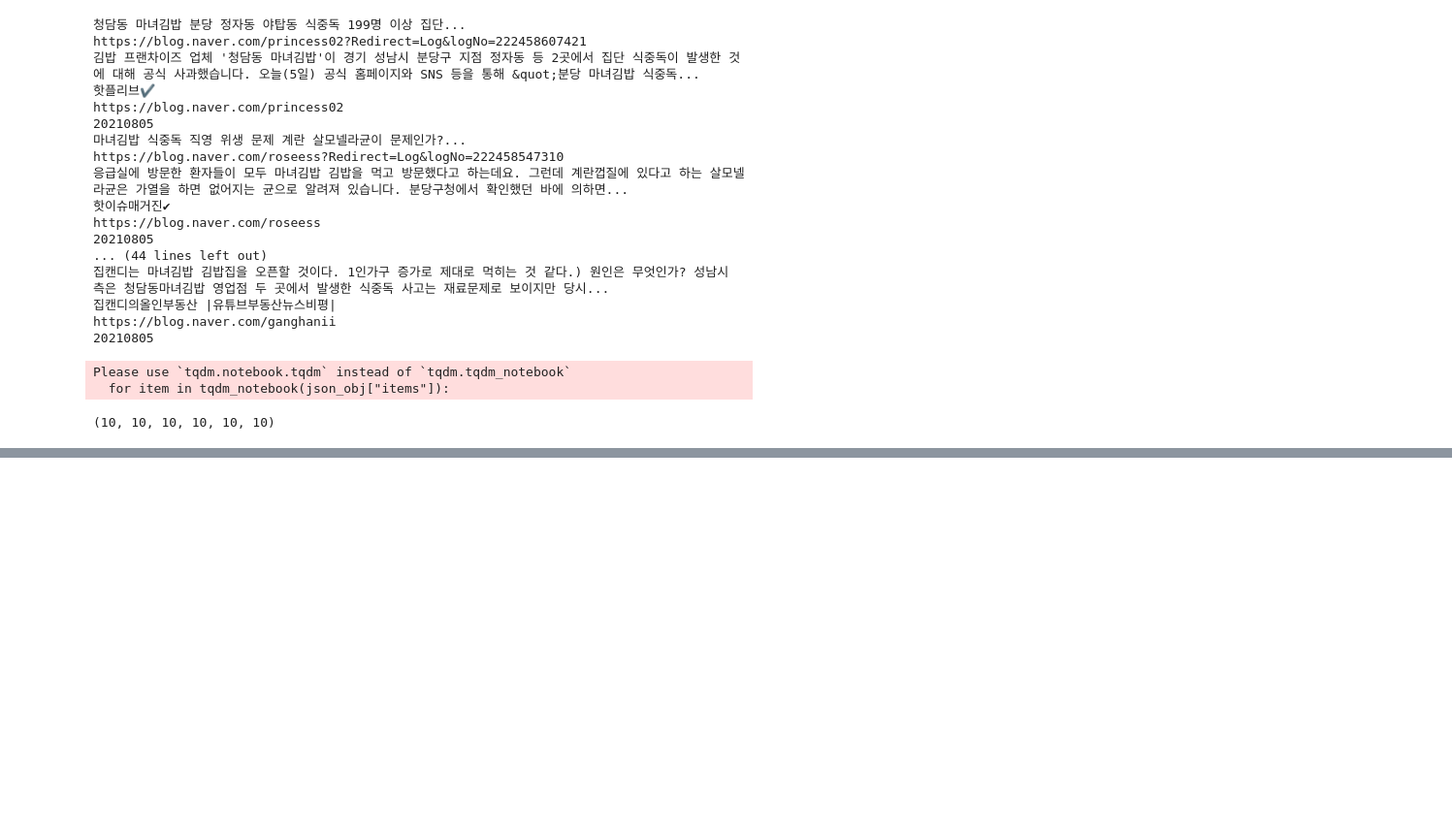
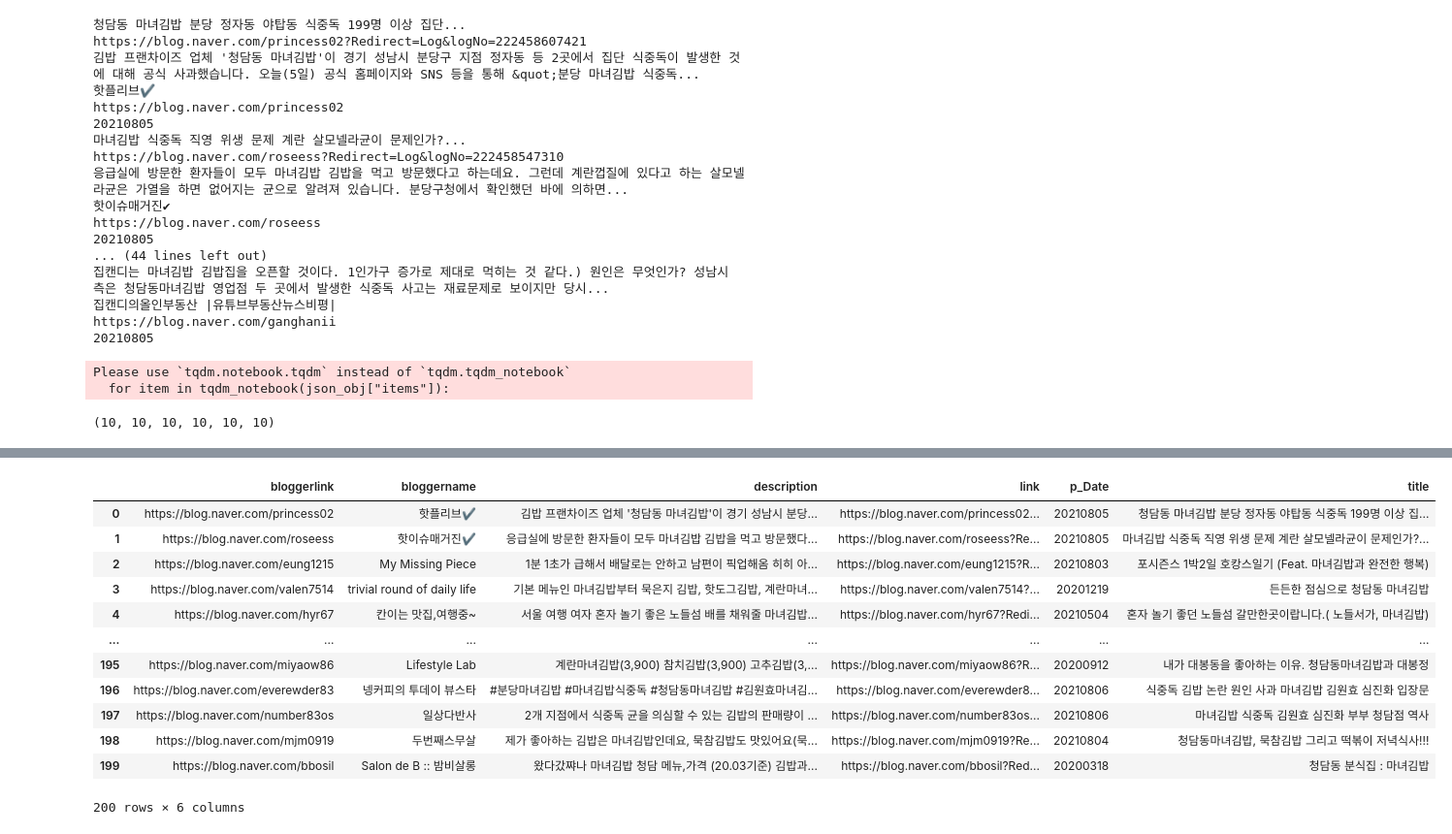
Before and after one commit to jun-young000/-, a Jupyter notebook: web croll/05_1_네이버API.ipynb, the cells around one changed output, grey strips where cells are left out. Shown: that part at 97% size. Drawn from its saved outputs; the diff is of its cells as text; code cells hidden in the pictures; blank space fills up the shorter version.

```diff
--- a/web croll/05_1_네이버API.ipynb
+++ b/web croll/05_1_네이버API.ipynb
@@ -285,7 +288,11 @@ import urllib.parse
 
 keyword = urllib.parse.quote("마녀김밥")
 url ="https://openapi.naver.com/v1/search/blog?query="
-url_fin = url+keyword+"&dispaly=400"
+url_fin = url+keyword
+
+#보여지는 숫자는 최대 100개임 .따라서 스타트에 따라서 그이상이 가능함
+
+
 
 #get()안에 url과 headers를 포함 할 수 있음
 result = requests.get(url_fin,
@@ -298,6 +305,6 @@ result = requests.get(url_fin,
 json_obj=result.json()
 print(json_obj["lastBuildDate"])
 print(json_obj['total'])
-print(json_obj['start'])
-print(json_obj['display'])
+print(json_obj['start'])    #1이면 처음부터
+print(json_obj['display'])  #보여지는 숫자
 # %% [output]
@@ -393,0 +403,47 @@ df
+# %%
+keyword = urllib.parse.quote("마녀김밥")
+url ="https://openapi.naver.com/v1/search/blog?query="
+url_1 = url + keyword + "&display=100&start="
+# %%
+import pandas as pd
+search_df = pd.DataFrame()
+# %%
+for i in range(2):  #0과 1로 결정  # 검색결과 100개식 2번 추출하는 코드
+    start=i*100+1
+    url_fin=url_1+str(start)
+#     print(url_fin)
+    result = requests.get(url_fin,
+      headers={"X-Naver-Client-Id":"cz7ccqpcE8pZtZJBn064",
+               "X-Naver-Client-Secret":"7m2Ru_D6Ph"})
+
+
+    json_obj = result.json()
+#     print(json_obj["lastBuildDate"])
+#     print(json_obj['total'])
+#     print(json_obj['start'])
+#     print(json_obj['display'])
+    for item in json_obj["items"] :
+        item_dict = {}
+        item_dict["title"] = item['title'].replace("<b>","").replace("</b>","")
+        item_dict["link"] = item['link']
+        item_dict["description"] = item['description'].replace("<b>","").replace("</b>","")
+        item_dict["bloggername"] = item['bloggername'].replace("<b>","").replace("</b>","")
+        item_dict["bloggerlink"] = item['bloggerlink']
+        item_dict["p_Date"] = item["postdate"]
+        search_df = search_df.append(item_dict,ignore_index=True)
+# %%
+search_df
+# %% [output]
+|  | bloggerlink | bloggername | description | link | p_Date | title |
+| 0 | https://blog.naver.com/princess02 | 핫플리브✔️ | 김밥 프랜차이즈 업체 '청담동 마녀김밥'이 경기 성남시 분당... | https://blog.naver.com/princess02... | 20210805 | 청담동 마녀김밥 분당 정자동 야탑동 식중독 199명 이상 집... |
+| 1 | https://blog.naver.com/roseess | 핫이슈매거진✔ | 응급실에 방문한 환자들이 모두 마녀김밥 김밥을 먹고 방문했다... | https://blog.naver.com/roseess?Re... | 20210805 | 마녀김밥 식중독 직영 위생 문제 계란 살모넬라균이 문제인가?... |
+| 2 | https://blog.naver.com/eung1215 | My Missing Piece | 1분 1초가 급해서 배달로는 안하고 남편이 픽업해옴 히히 아... | https://blog.naver.com/eung1215?R... | 20210803 | 포시즌스 1박2일 호캉스일기 (Feat. 마녀김밥과 완전한 행복) |
+| 3 | https://blog.naver.com/valen7514 | trivial round of daily life | 기본 메뉴인 마녀김밥부터 묵은지 김밥, 핫도그김밥, 계란마녀... | https://blog.naver.com/valen7514?... | 20201219 | 든든한 점심으로 청담동 마녀김밥 |
+| 4 | https://blog.naver.com/hyr67 | 칸이는 맛집,여행중~ | 서울 여행 여자 혼자 놀기 좋은 노들섬 배를 채워줄 마녀김밥... | https://blog.naver.com/hyr67?Redi... | 20210504 | 혼자 놀기 좋던 노들섬 갈만한곳이랍니다.( 노들서가, 마녀김밥) |
+| ... | ... | ... | ... | ... | ... | ... |
+| 195 | https://blog.naver.com/miyaow86 | Lifestyle Lab | 계란마녀김밥(3,900) 참치김밥(3,900) 고추김밥(3,... | https://blog.naver.com/miyaow86?R... | 20200912 | 내가 대봉동을 좋아하는 이유. 청담동마녀김밥과 대봉정 |
+| 196 | https://blog.naver.com/everewder83 | 넹커피의 투데이 뷰스타 | #분당마녀김밥 #마녀김밥식중독 #청담동마녀김밥 #김원효마녀김... | https://blog.naver.com/everewder8... | 20210806 | 식중독 김밥 논란 원인 사과 마녀김밥 김원효 심진화 입장문 |
+| 197 | https://blog.naver.com/number83os | 일상다반사 | 2개 지점에서 식중독 균을 의심할 수 있는 김밥의 판매량이 ... | https://blog.naver.com/number83os... | 20210806 | 마녀김밥 식중독 김원효 심진화 부부 청담점 역사 |
+| 198 | https://blog.naver.com/mjm0919 | 두번째스무살 | 제가 좋아하는 김밥은 마녀김밥인데요, 묵참김밥도 맛있어요(묵... | https://blog.naver.com/mjm0919?Re... | 20210804 | 청담동마녀김밥, 묵참김밥 그리고 떡볶이 저녁식사!!! |
+| 199 | https://blog.naver.com/bbosil | Salon de B :: 밤비살롱 | 왔다갔쨔나 마녀김밥 청담 메뉴,가격 (20.03기준) 김밥과... | https://blog.naver.com/bbosil?Red... | 20200318 | 청담동 분식집 : 마녀김밥 |
+200 rows × 6 columns
```
Also changed, not shown: parts of 11 cells of this notebook.
